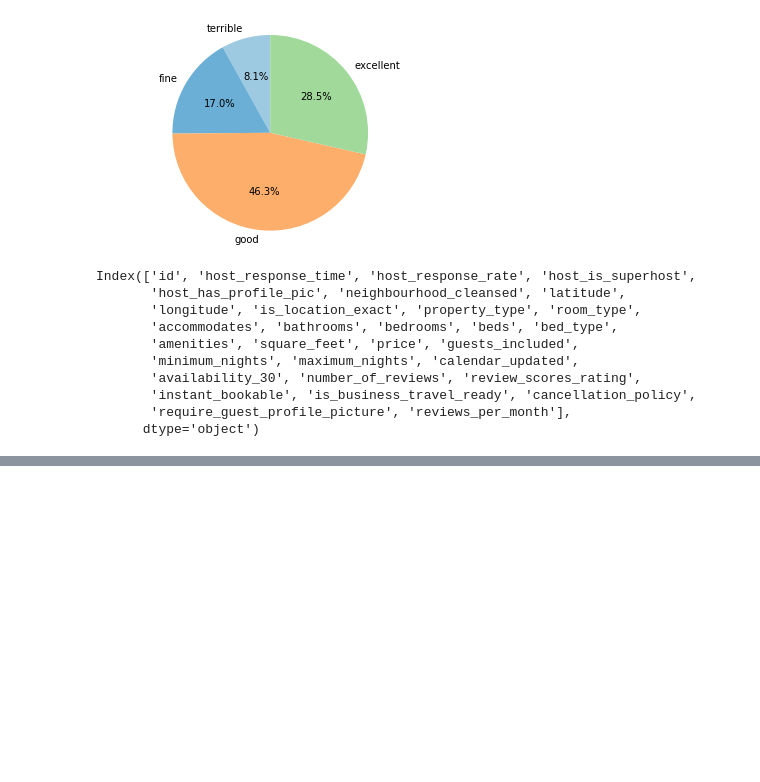
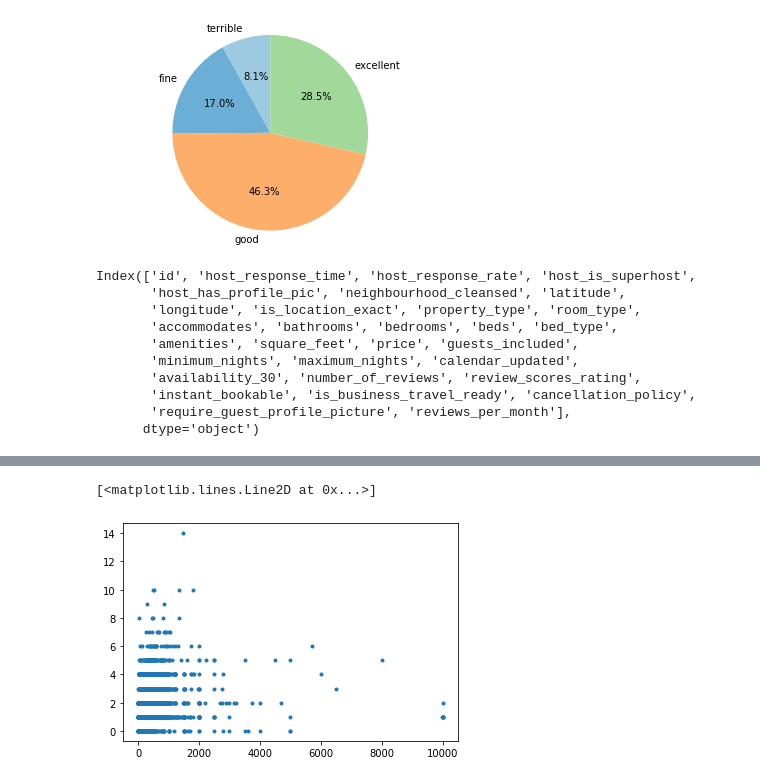
Before and after one commit to wma8/COMP516Project, a Jupyter notebook: run/cs516.ipynb, the cells around one changed output, grey strips where cells are left out. Saved outputs shown, nothing was run; the diff lists cells and outputs as text; code cells hidden in the pictures; blank space fills up the shorter version.

```diff
--- a/run/cs516.ipynb
+++ b/run/cs516.ipynb
@@ -62,3 +64,7 @@ IndexingError: Unalignable boolean Series provided as indexer (index of the bool
 # %%
 beds = data['bedrooms']
 price = data['price']
+plt.plot(price,beds,".")
+# %% [output]
+[<matplotlib.lines.Line2D at 0x...>]
+[figure, added]
```
Also changed, not shown: parts of 1 cell of this notebook.
